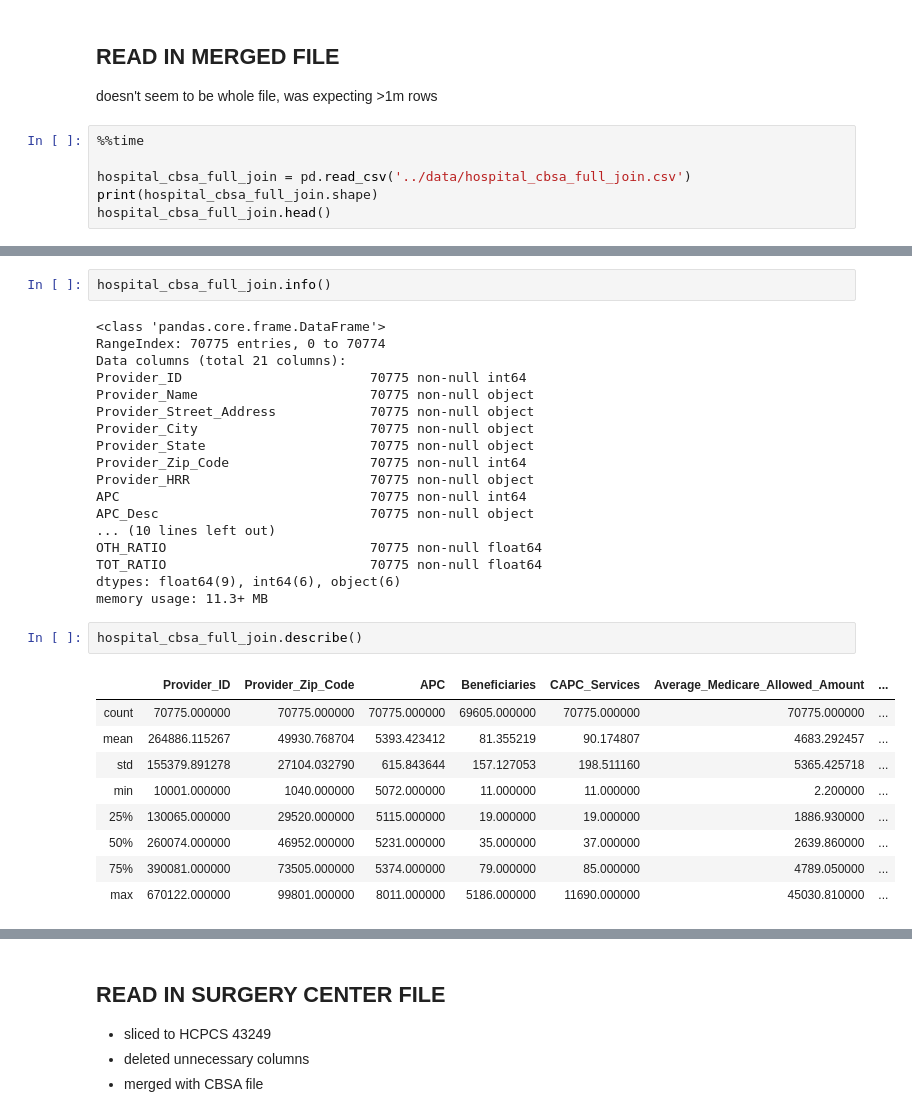
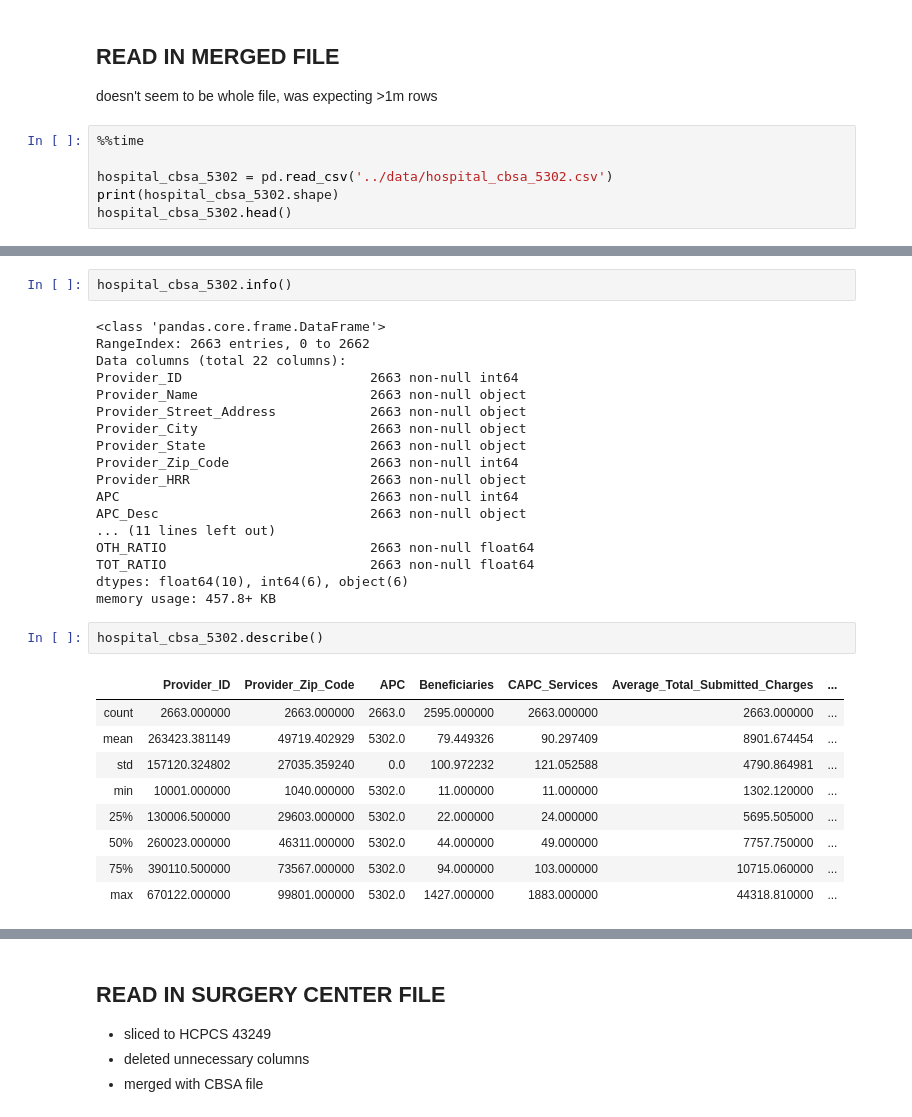
Before and after one commit to knitterpam/Healthcare-Bluebook-Medicare-Pricing-Analysis, a Jupyter notebook: notebooks/HCBB_EDA.ipynb, the cells around one changed output, grey strips where cells are left out. Saved outputs shown, nothing was run; the diff lists cells and outputs as text.

```diff
--- a/notebooks/HCBB_EDA.ipynb
+++ b/notebooks/HCBB_EDA.ipynb
@@ -42,7 +42,7 @@ doesn't seem to be whole file, was expecting >1m rows
 # %%
 %%time
 
-hospital_cbsa_full_join = pd.read_csv('../data/hospital_cbsa_full_join.csv')
-print(hospital_cbsa_full_join.shape)
-hospital_cbsa_full_join.head()
+hospital_cbsa_5302 = pd.read_csv('../data/hospital_cbsa_5302.csv')
+print(hospital_cbsa_5302.shape)
+hospital_cbsa_5302.head()
 # %% [output]
@@ -58,33 +58,33 @@ Wall time: 207 ms
 # %%
-hospital_cbsa_full_join.info()
+hospital_cbsa_5302.info()
 # %% [output]
 <class 'pandas.core.frame.DataFrame'>
-RangeIndex: 70775 entries, 0 to 70774
-Data columns (total 21 columns):
-Provider_ID                        70775 non-null int64
-Provider_Name                      70775 non-null object
-Provider_Street_Address            70775 non-null object
-Provider_City                      70775 non-null object
-Provider_State                     70775 non-null object
-Provider_Zip_Code                  70775 non-null int64
-Provider_HRR                       70775 non-null object
-APC                                70775 non-null int64
-APC_Desc                           70775 non-null object
-... (10 lines left out)
-OTH_RATIO                          70775 non-null float64
-TOT_RATIO                          70775 non-null float64
-dtypes: float64(9), int64(6), object(6)
-memory usage: 11.3+ MB
+RangeIndex: 2663 entries, 0 to 2662
+Data columns (total 22 columns):
+Provider_ID                        2663 non-null int64
+Provider_Name                      2663 non-null object
+Provider_Street_Address            2663 non-null object
+Provider_City                      2663 non-null object
+Provider_State                     2663 non-null object
+Provider_Zip_Code                  2663 non-null int64
+Provider_HRR                       2663 non-null object
+APC                                2663 non-null int64
+APC_Desc                           2663 non-null object
+... (11 lines left out)
+OTH_RATIO                          2663 non-null float64
+TOT_RATIO                          2663 non-null float64
+dtypes: float64(10), int64(6), object(6)
+memory usage: 457.8+ KB
 # %%
-hospital_cbsa_full_join.describe()
+hospital_cbsa_5302.describe()
 # %% [output]
-|  | Provider_ID | Provider_Zip_Code | APC | Beneficiaries | CAPC_Services | Average_Medicare_Allowed_Amount | ... |
-| count | 70775.000000 | 70775.000000 | 70775.000000 | 69605.000000 | 70775.000000 | 70775.000000 | ... |
-| mean | 264886.115267 | 49930.768704 | 5393.423412 | 81.355219 | 90.174807 | 4683.292457 | ... |
-| std | 155379.891278 | 27104.032790 | 615.843644 | 157.127053 | 198.511160 | 5365.425718 | ... |
-| min | 10001.000000 | 1040.000000 | 5072.000000 | 11.000000 | 11.000000 | 2.200000 | ... |
-| 25% | 130065.000000 | 29520.000000 | 5115.000000 | 19.000000 | 19.000000 | 1886.930000 | ... |
-| 50% | 260074.000000 | 46952.000000 | 5231.000000 | 35.000000 | 37.000000 | 2639.860000 | ... |
-| 75% | 390081.000000 | 73505.000000 | 5374.000000 | 79.000000 | 85.000000 | 4789.050000 | ... |
-| max | 670122.000000 | 99801.000000 | 8011.000000 | 5186.000000 | 11690.000000 | 45030.810000 | ... |
+|  | Provider_ID | Provider_Zip_Code | APC | Beneficiaries | CAPC_Services | Average_Total_Submitted_Charges | ... |
+| count | 2663.000000 | 2663.000000 | 2663.0 | 2595.000000 | 2663.000000 | 2663.000000 | ... |
+| mean | 263423.381149 | 49719.402929 | 5302.0 | 79.449326 | 90.297409 | 8901.674454 | ... |
+| std | 157120.324802 | 27035.359240 | 0.0 | 100.972232 | 121.052588 | 4790.864981 | ... |
+| min | 10001.000000 | 1040.000000 | 5302.0 | 11.000000 | 11.000000 | 1302.120000 | ... |
+| 25% | 130006.500000 | 29603.000000 | 5302.0 | 22.000000 | 24.000000 | 5695.505000 | ... |
+| 50% | 260023.000000 | 46311.000000 | 5302.0 | 44.000000 | 49.000000 | 7757.750000 | ... |
+| 75% | 390110.500000 | 73567.000000 | 5302.0 | 94.000000 | 103.000000 | 10715.060000 | ... |
+| max | 670122.000000 | 99801.000000 | 5302.0 | 1427.000000 | 1883.000000 | 44318.810000 | ... |
 # %%
```
Also changed, not shown: parts of 40 cells of this notebook, 12 other files.
